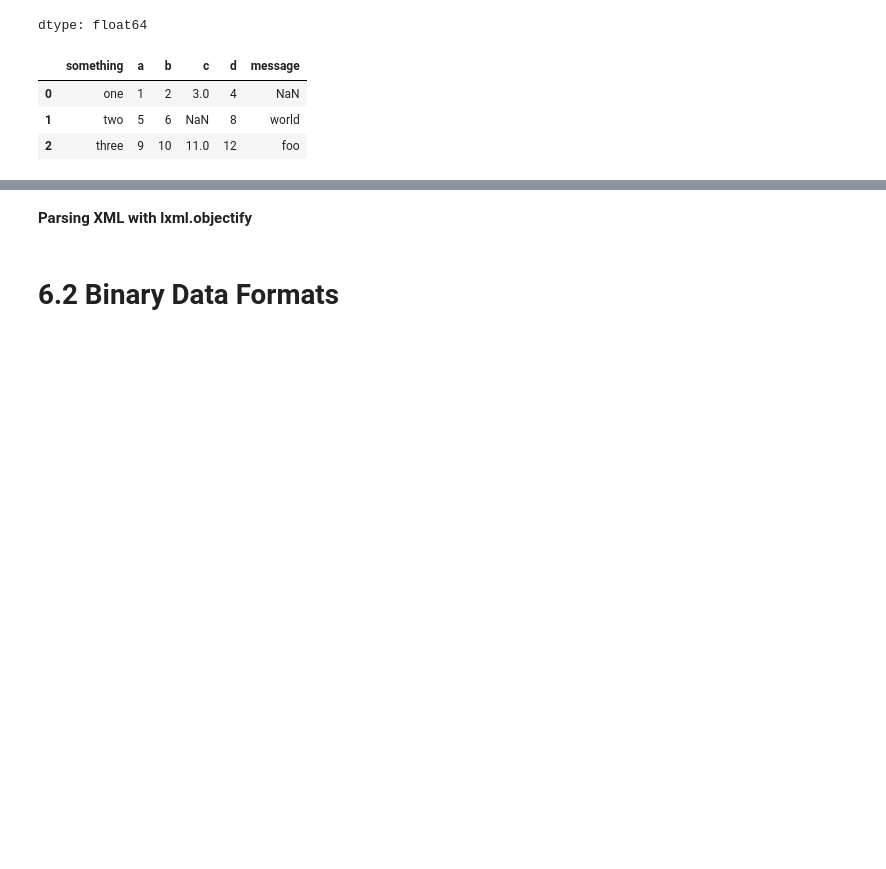
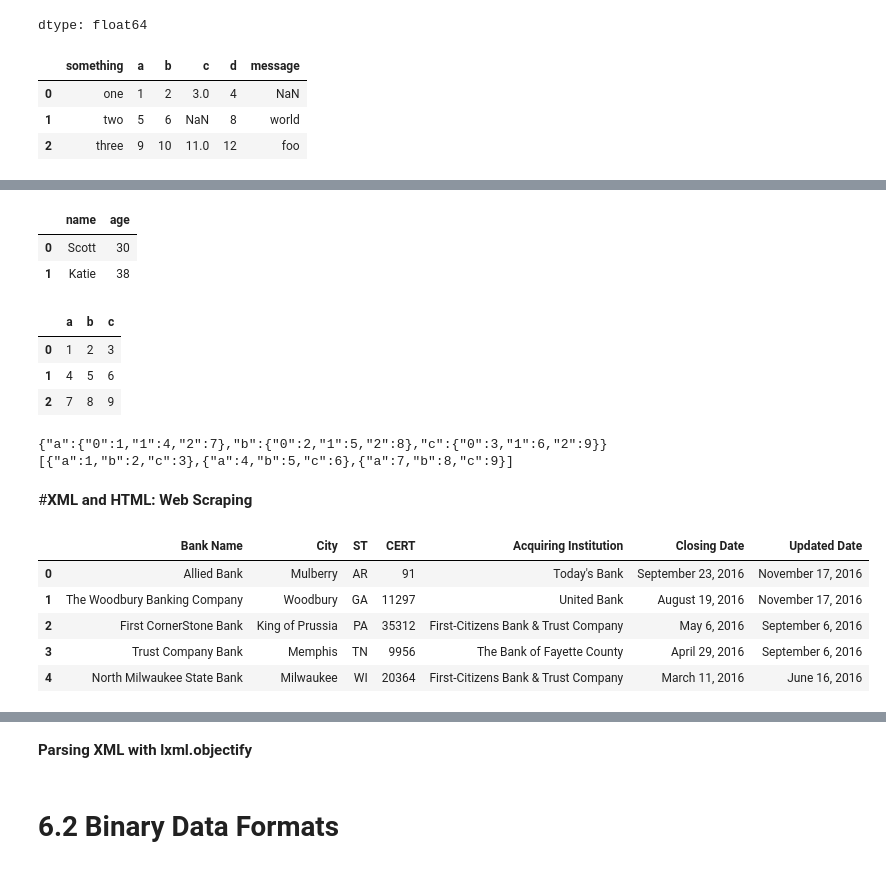
Before and after one commit to Saifullah785/python-for-data-analysis-notes, a Jupyter notebook: Chapter_06_Data_Loading_Storage_and_File_Formats/Chapter_06_Data_Loading_Storage_and_File_Formats.ipynb, the cells around one changed output, grey strips where cells are left out. Cells and saved outputs as stored; diff of their text form; code cells hidden in the pictures; blank space fills up the shorter version.

```diff
--- a/Chapter_06_Data_Loading_Storage_and_File_Formats/Chapter_06_Data_Loading_Storage_and_File_Formats.ipynb
+++ b/Chapter_06_Data_Loading_Storage_and_File_Formats/Chapter_06_Data_Loading_Storage_and_File_Formats.ipynb
@@ -357,0 +349,35 @@ tables = pd.read_html('examples/fdic_failed_bank_list.html')
+# %%
+# Import the pandas library
+import pandas as pd
+# Create a DataFrame from the 'siblings' list of dictionaries in the JSON data
+# The columns of the DataFrame are specified as "name" and "age"
+siblings = pd.DataFrame(result["siblings"], columns=["name", "age"])
+# Display the DataFrame
+siblings
+# %% [output]
+|  | name | age |
+| 0 | Scott | 30 |
+| 1 | Katie | 38 |
+# %%
+# Define the URL for an example JSON file on GitHub
+url = 'https://raw.githubusercontent.com/wesm/pydata-book/d86d8056fa17b180e2a7dc1d9ae1cfb830967d50/examples/example.json'
+# Read the JSON data from the URL into a pandas DataFrame
+data = pd.read_json(url)
+# Display the DataFrame
+data
+# %% [output]
+|  | a | b | c |
+| 0 | 1 | 2 | 3 |
+| 1 | 4 | 5 | 6 |
+| 2 | 7 | 8 | 9 |
+# %%
+# Import the sys module to access standard I/O streams
+import sys
+# Convert the DataFrame to a JSON string and print it to the standard output
+data.to_json(sys.stdout)
+# Convert the DataFrame to a JSON string with a 'records' orientation and print it to the standard output
+data.to_json(sys.stdout, orient="records")
+# %% [output]
+{"a":{"0":1,"1":4,"2":7},"b":{"0":2,"1":5,"2":8},"c":{"0":3,"1":6,"2":9}}[{"a":1,"b":2,"c":3},{"a":4,"b":5,"c":6},{"a":7,"b":8,"c":9}]
+# %% [markdown]
+#**XML and HTML: Web Scraping**
@@ -357,0 +388,18 @@ tables = pd.read_html('examples/fdic_failed_bank_list.html')
+# %%
+# Define the URL for an HTML file containing a table of failed banks
+url = 'https://raw.githubusercontent.com/wesm/pydata-book/d86d8056fa17b180e2a7dc1d9ae1cfb830967d50/examples/fdic_failed_bank_list.html'
+# Read all tables from the HTML file into a list of DataFrames
+tables = pd.read_html(url)
+# Print the number of tables found
+len(tables)
+# Select the first table from the list
+failures = tables[0]
+# Display the first few rows of the DataFrame
+failures.head()
+# %% [output]
+|  | Bank Name | City | ST | CERT | Acquiring Institution | Closing Date | Updated Date |
+| 0 | Allied Bank | Mulberry | AR | 91 | Today's Bank | September 23, 2016 | November 17, 2016 |
+| 1 | The Woodbury Banking Company | Woodbury | GA | 11297 | United Bank | August 19, 2016 | November 17, 2016 |
+| 2 | First CornerStone Bank | King of Prussia | PA | 35312 | First-Citizens Bank & Trust Company | May 6, 2016 | September 6, 2016 |
+| 3 | Trust Company Bank | Memphis | TN | 9956 | The Bank of Fayette County | April 29, 2016 | September 6, 2016 |
+| 4 | North Milwaukee State Bank | Milwaukee | WI | 20364 | First-Citizens Bank & Trust Company | March 11, 2016 | June 16, 2016 |
```
Also changed, not shown: parts of 35 cells of this notebook.
